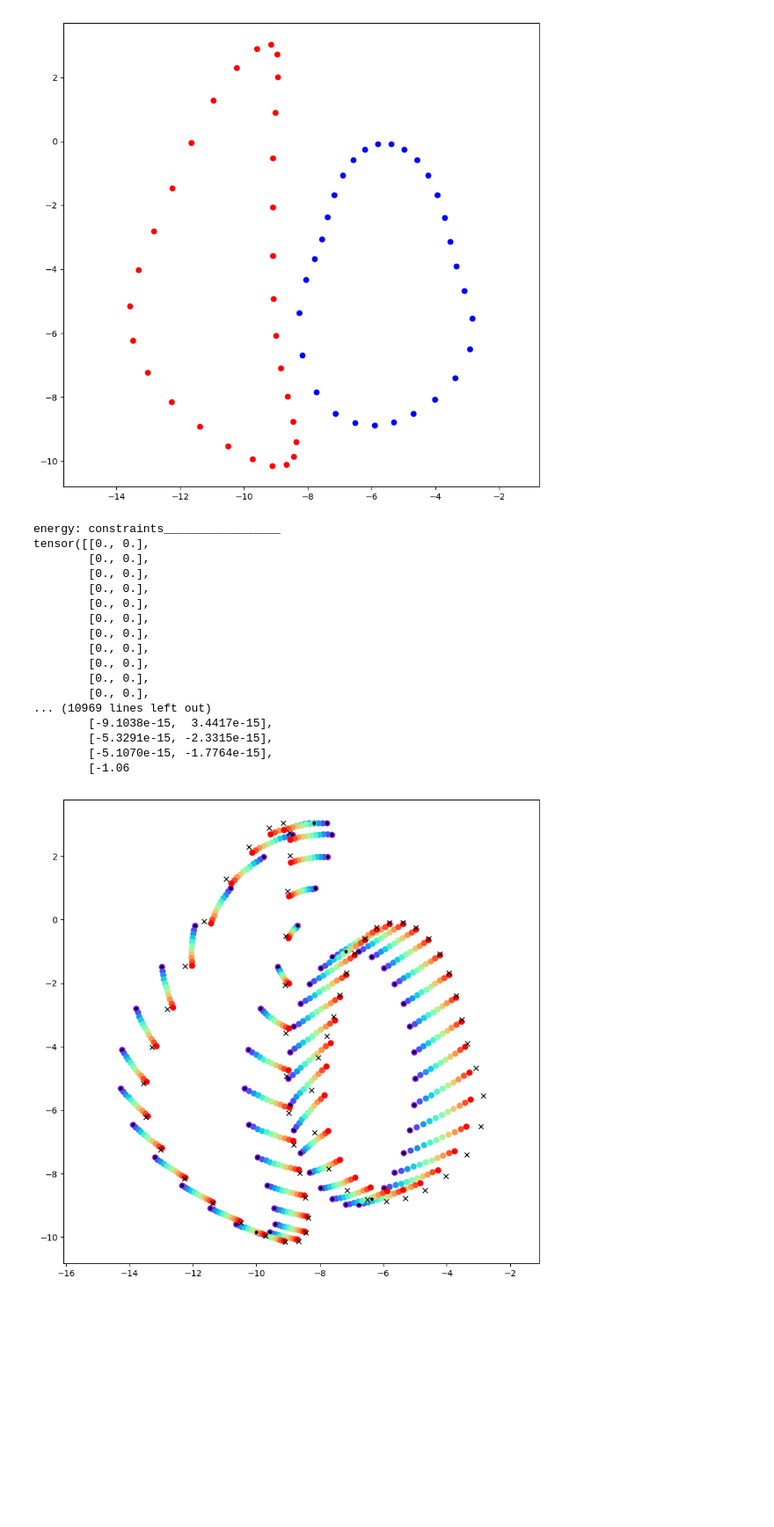
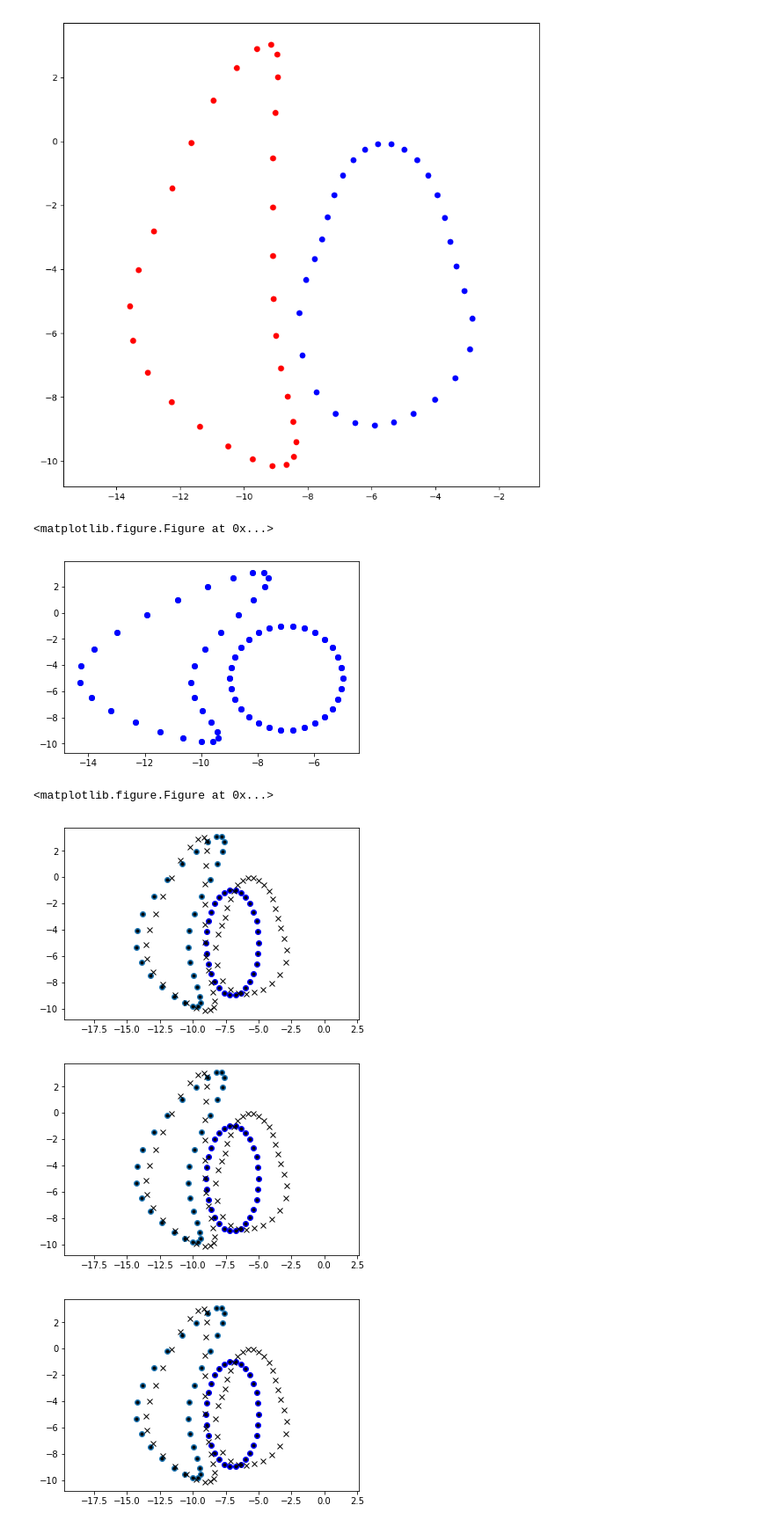
Before and after one commit to RosaKow/Masterthesis, a Jupyter notebook: defmod/Matching_movingOrgans.ipynb, the cells around one changed output. Shown at 88% size. Cells and saved outputs as stored; diff of their text form; code cells hidden in the pictures; blank space fills up the shorter version.

Commit message:
nuts data set; (bug in call function or field generator, bug in constraint translations)

```diff
--- a/defmod/Matching_movingOrgans.ipynb
+++ b/defmod/Matching_movingOrgans.ipynb
@@ -38,9 +39,10 @@ plt.show()
 [figure]
 [figure]
 # %%
-modules = dm.multishape.MultiShapeModule([data.modules[0], data.modules[1]])
+modules = dm.multishape.MultiShapeModule([data.modules[0], data.modules[1]], 0.5, reduce_background=True)
 modules.fill_controls_zero()
-constr_Id = dm.constraints.Identity_Silent()
+#constr_Id = dm.constraints.Identity_Silent()
+constr_Id = dm.constraints.Identity_Silent_reduced()
 H = hamiltonian.Hamiltonian_multi(modules, constr_Id)
 # %%
 # set parameters
@@ -55,50 +57,39 @@ mom0_tensor.retain_grad()
 EnergyFunctional = model.EnergyFunctional(modules, H, constr_Id,source, target, 2, reg_param)
 
 # do registration
-X = [gd0_tensor, mom0_tensor]
-X = model.gradientdescent(EnergyFunctional, X)
+#X = [gd0_tensor, mom0_tensor]
+#X = model.gradientdescent(EnergyFunctional, X)
-# %% [output]
-energy: constraints_________________
-tensor([[0., 0.],
-        [0., 0.],
-        [0., 0.],
-        [0., 0.],
-        [0., 0.],
-        [0., 0.],
-        [0., 0.],
-        [0., 0.],
-        [0., 0.],
-        [0., 0.],
-        [0., 0.],
-... (10969 lines left out)
-        [-9.1038e-15,  3.4417e-15],
-        [-5.3291e-15, -2.3315e-15],
-        [-5.1070e-15, -1.7764e-15],
-        [-1.06
 # %%
 #%matplotlib qt5
-H.module.manifold.fill_gd(X[0])
-H.module.manifold.fill_cotan(X[1])
+H.module.manifold.fill_gd(gd0_tensor)
+H.module.manifold.fill_cotan(torch.tensor(mom0_tensor).requires_grad_())
 
 states, controls = dm.shooting.shoot_euler(H, it=10)
 
 import matplotlib.cm as cm
 colors = cm.rainbow(np.linspace(0, 1, len(states)))
 
 fig_shooting = plt.figure(figsize = (10,10), dpi=100)
 for s,c in zip(states, colors):
-    plt.scatter(s[0][0].gd.view(-1,2)[:, 0].detach().numpy(), s[0][0].gd.view(-1,2)[:, 1].detach().numpy(), c=c)
+    plt.figure()
+    c= 'b'
+    plt.scatter(s[0][0].gd.view(-1,2)[:, 0].detach().numpy(), s[0][0].gd.view(-1,2)[:, 1].detach().numpy())
     plt.scatter(s[1][0].gd.view(-1,2)[:, 0].detach().numpy(), s[1][0].gd.view(-1,2)[:, 1].detach().numpy(), c=c)
-    plt.scatter(s[2][0].gd.view(-1,2)[:, 0].detach().numpy(), s[2][0].gd.view(-1,2)[:, 1].detach().numpy(), c=c)
-    plt.scatter(s[2][1].gd.view(-1,2)[:, 0].detach().numpy(), s[2][1].gd.view(-1,2)[:, 1].detach().numpy(), c=c)
-plt.plot(target[0][:, 0].detach().numpy(), target[0][:, 1].detach().numpy(), 'xk')
-plt.plot(target[1][:, 0].detach().numpy(), target[1][:, 1].detach().numpy(), 'xk')
+    #plt.scatter(s[2][0].gd.view(-1,2)[:, 0].detach().numpy(), s[2][0].gd.view(-1,2)[:, 1].detach().numpy(), c=c)
+    #plt.scatter(s[2][1].gd.view(-1,2)[:, 0].detach().numpy(), s[2][1].gd.view(-1,2)[:, 1].detach().numpy(), c=c)
+    plt.plot(target[0][:, 0].detach().numpy(), target[0][:, 1].detach().numpy(), 'xk')
+    plt.plot(target[1][:, 0].detach().numpy(), target[1][:, 1].detach().numpy(), 'xk')
 
-plt.plot(source[0][:, 0].detach().numpy(), source[0][:, 1].detach().numpy(), '.k')
-plt.plot(source[1][:, 0].detach().numpy(), source[1][:, 1].detach().numpy(), '.k')
+    plt.plot(source[0][:, 0].detach().numpy(), source[0][:, 1].detach().numpy(), '.k')
+    plt.plot(source[1][:, 0].detach().numpy(), source[1][:, 1].detach().numpy(), '.k')
 
 
-plt.axis('equal')
-plt.show(fig_shooting)
+    plt.axis('equal')
+    plt.show(fig_shooting)
 # %% [output]
+<matplotlib.figure.Figure at 0x...>
-[figure, old version]
+[figure, new version]
+<matplotlib.figure.Figure at 0x...>
+[figure, added]
+[figure, added]
+[figure, added]
```
Also changed, not shown: parts of 11 cells of this notebook, 16 other files.
